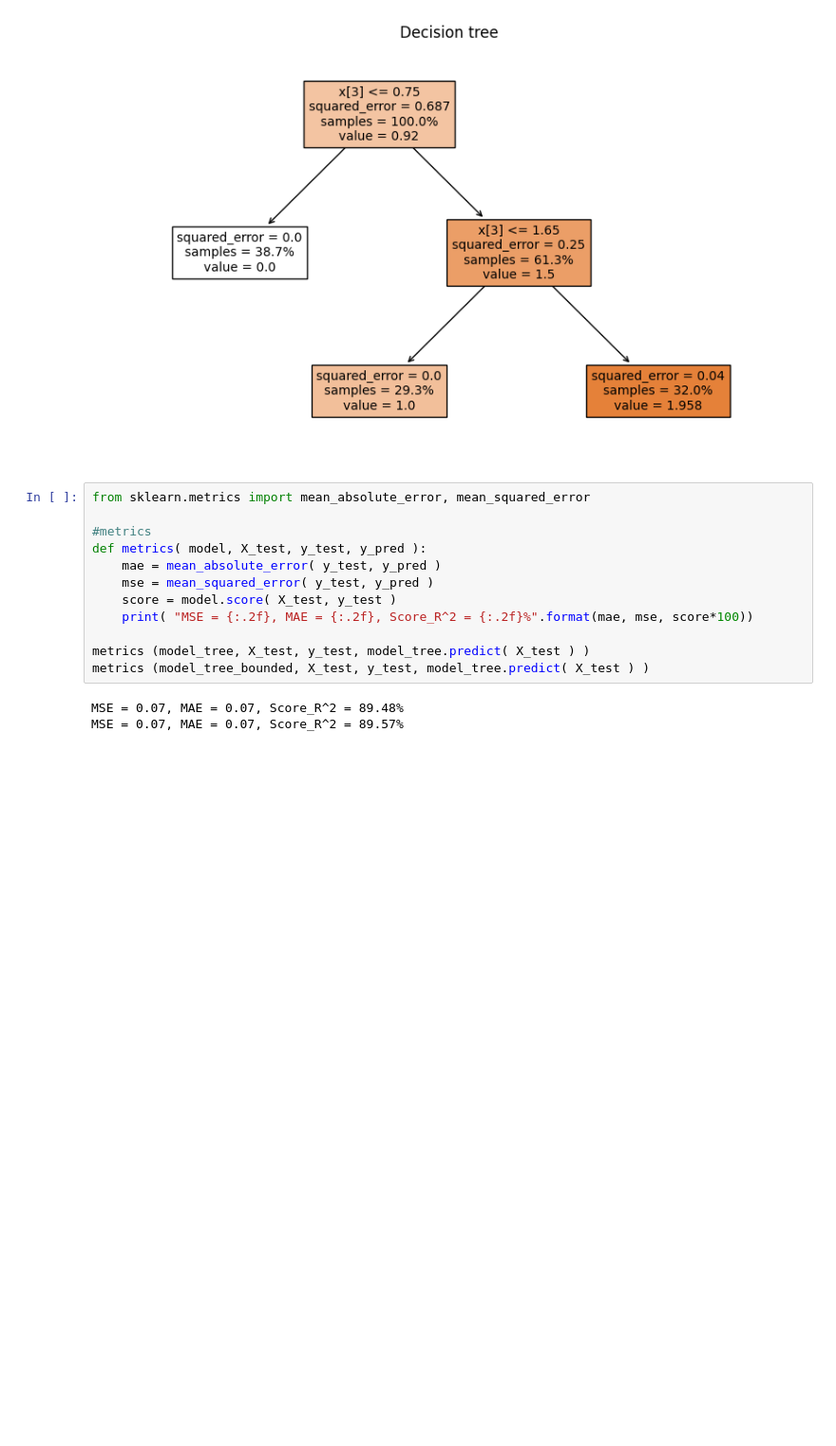
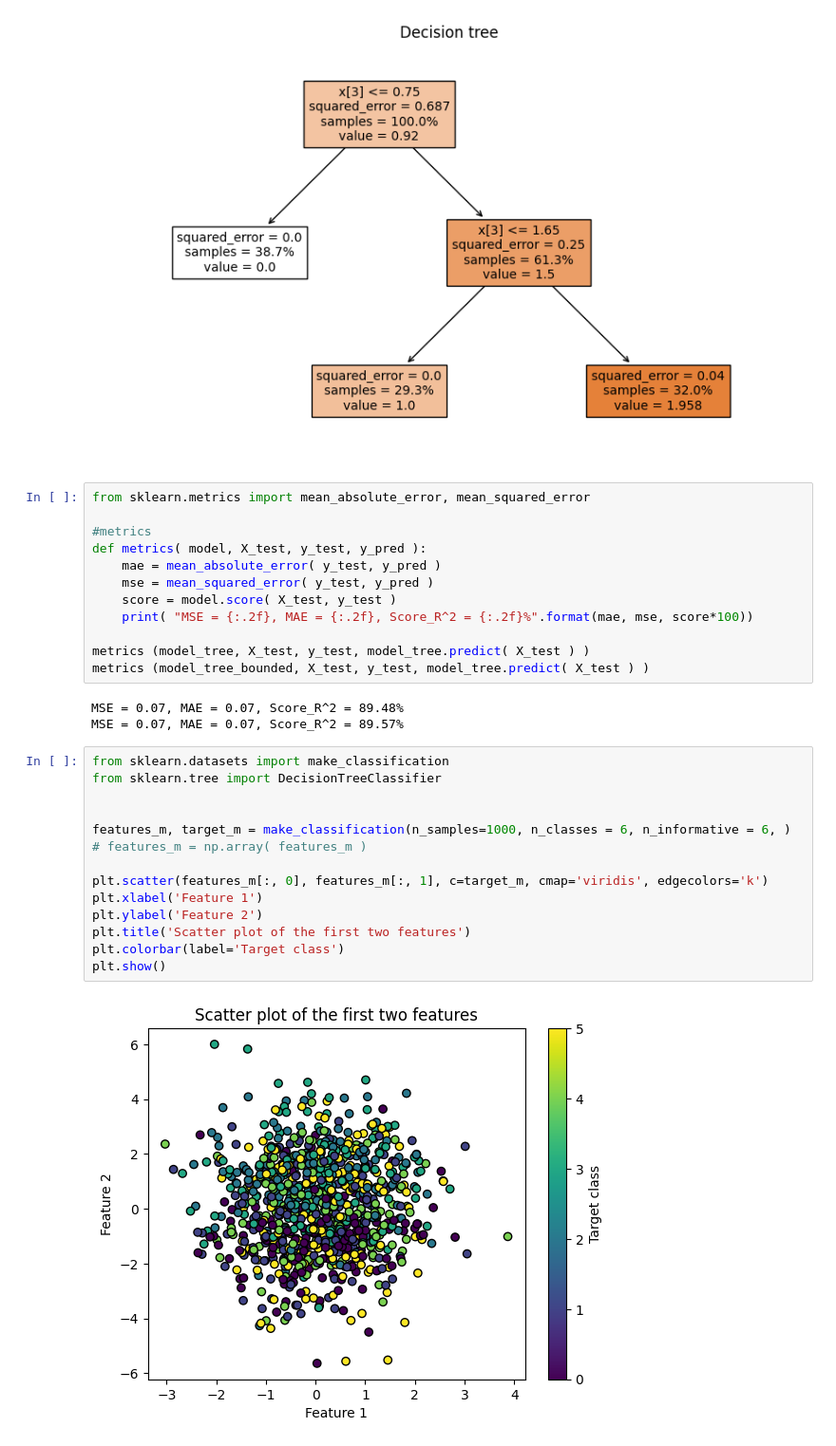
Before and after one commit to Tobzhan/Basic-ML-algorithms, a Jupyter notebook: Decision_tree.ipynb, the cells around one changed output. Shown at 95% size. Drawn from its saved outputs; the diff is of its cells as text; blank space fills up the shorter version.

```diff
--- a/Decision_tree.ipynb
+++ b/Decision_tree.ipynb
@@ -70,3 +70,19 @@ metrics (model_tree_bounded, X_test, y_test, model_tree.predict( X_test ) )
 # %% [output]
 MSE = 0.07, MAE = 0.07, Score_R^2 = 89.48%
 MSE = 0.07, MAE = 0.07, Score_R^2 = 89.57%
+# %%
+from sklearn.datasets import make_classification
+from sklearn.tree import DecisionTreeClassifier
+
+
+features_m, target_m = make_classification(n_samples=1000, n_classes = 6, n_informative = 6, )
+# features_m = np.array( features_m )
+
+plt.scatter(features_m[:, 0], features_m[:, 1], c=target_m, cmap='viridis', edgecolors='k')
+plt.xlabel('Feature 1')
+plt.ylabel('Feature 2')
+plt.title('Scatter plot of the first two features')
+plt.colorbar(label='Target class')
+plt.show()
+# %% [output]
+[figure, added]
```
Also changed, not shown: parts of 1 cell of this notebook, 1 other file.
